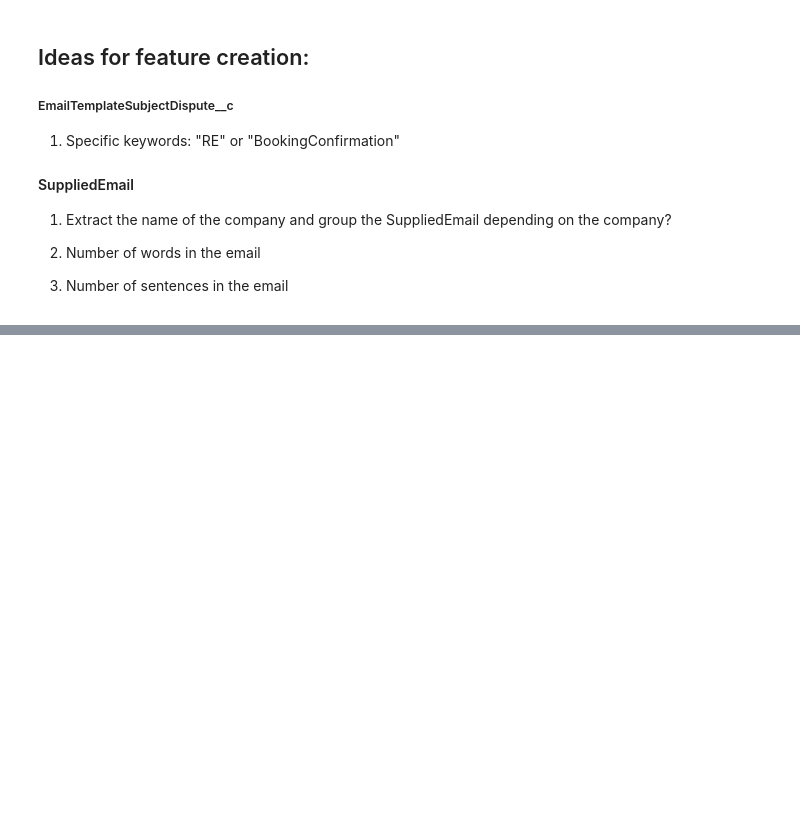
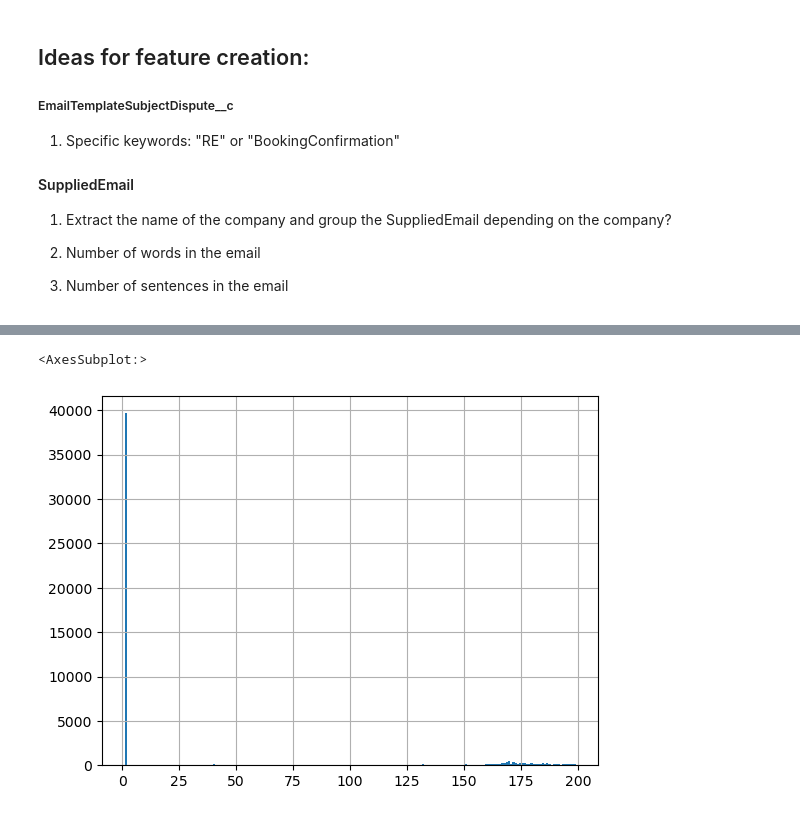
Before and after one commit to victor-radermecker/No-Action-Email-Prediction-Model, a Jupyter notebook: src/data_cleaning.ipynb, the cells around one changed output, grey strips where cells are left out. Cells and saved outputs as stored; diff of their text form; code cells hidden in the pictures; blank space fills up the shorter version.

```diff
--- a/src/data_cleaning.ipynb
+++ b/src/data_cleaning.ipynb
@@ -123,0 +194,6 @@ df.to_csv('/Users/victor/Documents/Confidential Dataset/ML_NOAC_NOVA_Extraction_
+# %%
+subset = df_clean[df_clean["LastIncomingEmailContent"].str.len() < 200]
+subset["LastIncomingEmailContent"].str.len().hist(bins=200)
+# %% [output]
+<AxesSubplot:>
+[figure, added]
```
Also changed, not shown: parts of 43 cells of this notebook, 3 other files.
